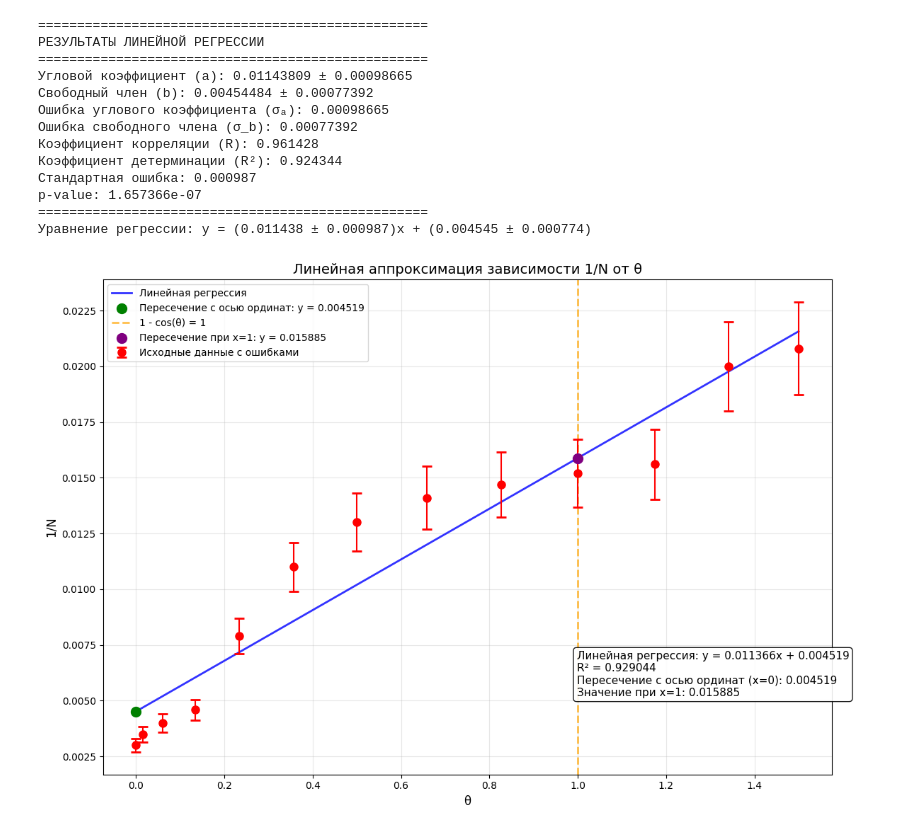
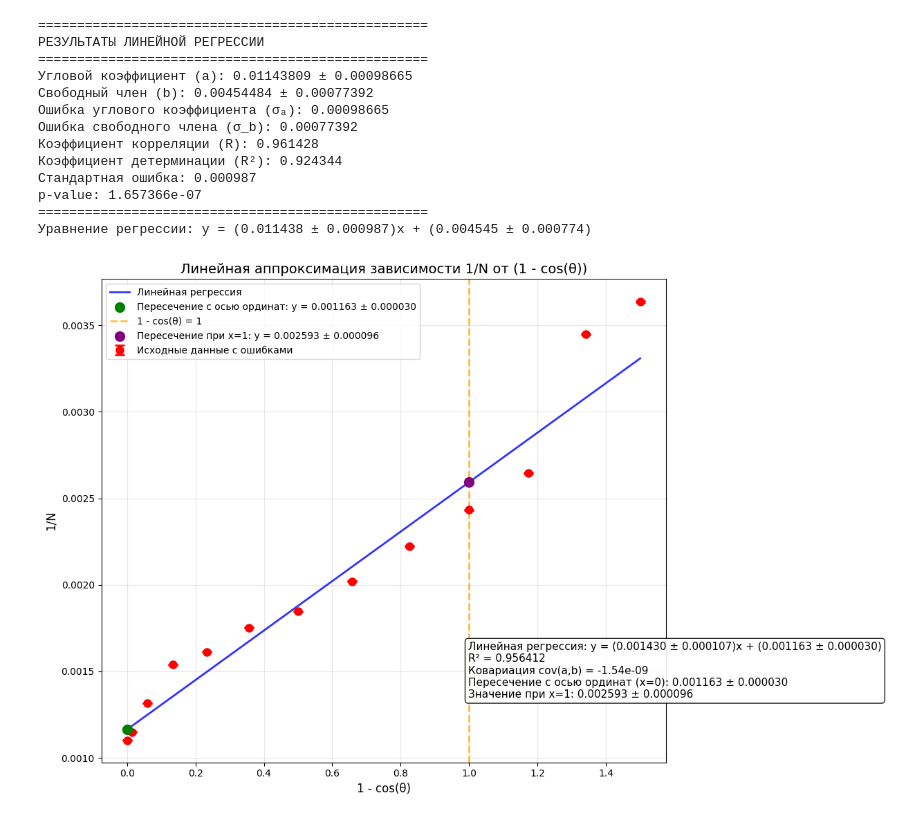
Before and after one commit to TengizPazov/Quantum_labs, a Jupyter notebook: 5_1_2/5_1_2.ipynb, the cells around one changed output. Saved outputs shown, nothing was run; the diff lists cells and outputs as text; code cells hidden in the pictures.

```diff
--- a/5_1_2/5_1_2.ipynb
+++ b/5_1_2/5_1_2.ipynb
@@ -78,73 +78,79 @@ import matplotlib.pyplot as plt
 from scipy import stats
 
 tetta = [0, 0.015, 0.06, 0.134, 0.234, 0.357, 0.500, 0.658, 0.826, 1.0, 1.174, 1.342, 1.500]
-N = [333.0, 286.0, 250.0, 217.0, 127.0, 91.0, 77.0, 71.0, 68.0, 66.0, 64.0, 50.0, 48.0]
+N = [908, 870, 760, 650, 620, 571, 542, 495, 450, 411, 378, 290, 275]
+sigma_1_N = [1.1, 1.1, 1.3, 1.5, 1.6, 1.8, 1.8, 2, 2.2, 2.4, 2.6, 3.4, 3.6]
 
-reverse_N = []
-for i in range(len(N)):
-    reverse_N.append(round(1 / N[i], 4))
+reverse_N = 1 / np.array(N)
 
 x = np.array(tetta)
 y = np.array(reverse_N)
-y_errors = y * 0.1
-
-coefficients, covariance = np.polyfit(x, y, 1, cov=True)
+y_errors = np.array(sigma_1_N) * 1e-6
+weights = 1 / (y_errors ** 2)
+coefficients, covariance = np.polyfit(x, y, 1, w=weights, cov=True)
 poly_function = np.poly1d(coefficients)
 errors = np.sqrt(np.diag(covariance))
 
+cov_ab = covariance[0, 1]
+intersection_y_axis = poly_function(0)
+sigma_intersection_y_axis = errors[1]
+
+intersection_x1 = poly_function(1)
+sigma_intersection_x1 = np.sqrt(errors[0]**2 + errors[1]**2 + 2*cov_ab)
+
 y_pred = poly_function(x)
-ss_res = np.sum((y - y_pred) ** 2)
-ss_tot = np.sum((y - np.mean(y)) ** 2)
+ss_res = np.sum(weights * (y - y_pred) ** 2)
+ss_tot = np.sum(weights * (y - np.average(y, weights=weights)) ** 2)
 r_squared = 1 - (ss_res / ss_tot)
 
 plt.figure(figsize=(12, 8))
-
 
 plt.errorbar(x, y, yerr=y_errors, fmt='o', color='red',
              markersize=8, capsize=5, capthick=2,
              label='Исходные данные с ошибками', zorder=5)
 
 x_fit = np.linspace(min(x), max(x), 500)
 y_fit = poly_function(x_fit)
 plt.plot(x_fit, y_fit, color='blue', linewidth=2, label='Линейная регрессия', alpha=0.8)
 
-intersection_y_axis = poly_function(0)
 plt.scatter(0, intersection_y_axis, color='green', s=100, zorder=10,
-           label=f'Пересечение с осью ординат: y = {intersection_y_axis:.6f}')
+           label=f'Пересечение с осью ординат: y = {intersection_y_axis:.6f} ± {sigma_intersection_y_axis:.6f}')
 
 plt.axvline(x=1, color='orange', linestyle='--', linewidth=2,
            label='1 - cos(θ) = 1', alpha=0.7)
 
-intersection_x1 = poly_function(1)
 plt.scatter(1, intersection_x1, color='purple', s=100, zorder=10,
-           label=f'Пересечение при x=1: y = {intersection_x1:.6f}')
+           label=f'Пересечение при x=1: y = {intersection_x1:.6f} ± {sigma_intersection_x1:.6f}')
 
-plt.xlabel('θ', fontsize=12)
+plt.xlabel('1 - cos(θ)', fontsize=12)
 plt.ylabel('1/N', fontsize=12)
-plt.title('Линейная аппроксимация зависимости 1/N от θ', fontsize=14)
+plt.title('Линейная аппроксимация зависимости 1/N от (1 - cos(θ))', fontsize=14)
 plt.legend()
 plt.grid(True, alpha=0.3)
-text_str = f"Линейная регрессия: y = {coefficients[0]:.6f}x + {coefficients[1]:.6f}\n"
+
+text_str = f"Линейная регрессия: y = ({coefficients[0]:.6f} ± {errors[0]:.6f})x + ({coefficients[1]:.6f} ± {errors[1]:.6f})\n"
 text_str += f"R² = {r_squared:.6f}\n"
-text_str += f"Пересечение с осью ординат (x=0): {intersection_y_axis:.6f}\n"
-text_str += f"Значение при x=1: {intersection_x1:.6f}"
+text_str += f"Ковариация cov(a,b) = {cov_ab:.2e}\n"
+text_str += f"Пересечение с осью ординат (x=0): {intersection_y_axis:.6f} ± {sigma_intersection_y_axis:.6f}\n"
+text_str += f"Значение при x=1: {intersection_x1:.6f} ± {sigma_intersection_x1:.6f}"
 
 plt.text(0.65, 0.25, text_str, transform=plt.gca().transAxes,
          fontsize=11, verticalalignment='top',
          bbox=dict(boxstyle='round', facecolor='white', alpha=0.9))
 
 plt.tight_layout()
 plt.show()
 
-print("="*60)
-print("ЛИНЕЙНАЯ АППРОКСИМАЦИЯ")
-print("="*60)
-print(f"Уравнение: y = {coefficients[0]:.6f}x + {coefficients[1]:.6f}")
+print("="*70)
+print("ЛИНЕЙНАЯ АППРОКСИМАЦИЯ С УЧЁТОМ ПОГРЕШНОСТЕЙ")
+print("="*70)
+print(f"Уравнение: y = ({coefficients[0]:.8f} ± {errors[0]:.8f})x + ({coefficients[1]:.8f} ± {errors[1]:.8f})")
 print(f"R² = {r_squared:.6f}")
-print(f"Коэффициент наклона: {coefficients[0]:.8f} ± {errors[0]:.8f}")
-print(f"Свободный член: {coefficients[1]:.8f} ± {errors[1]:.8f}")
-print(f"Пересечение с осью ординат (x=0): {intersection_y_axis:.8f}")
-print(f"Значение при x=1 (1 - cos(θ) = 1): {intersection_x1:.8f}")
-print("="*60)
+print(f"Ковариация cov(a,b) = {cov_ab:.2e}")
+print(f"Коэффициент наклона (a): {coefficients[0]:.10f} ± {errors[0]:.10f}")
+print(f"Свободный член (b): {coefficients[1]:.10f} ± {errors[1]:.10f}")
+print(f"Пересечение с осью ординат (x=0): {intersection_y_axis:.10f} ± {sigma_intersection_y_axis:.10f}")
+print(f"Значение при x=1 (1 - cos(θ) = 1): {intersection_x1:.10f} ± {sigma_intersection_x1:.10f}")
+print("="*70)
 # %% [output]
-[figure, old version]
+[figure, new version]
```
Also changed, not shown: parts of 1 cell of this notebook, 1 other file.
